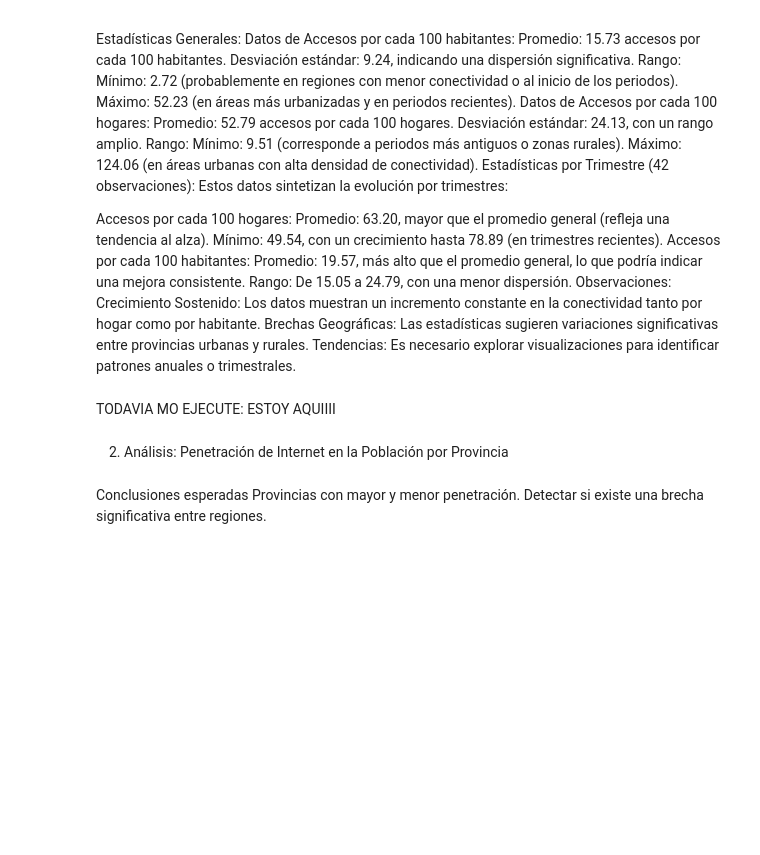
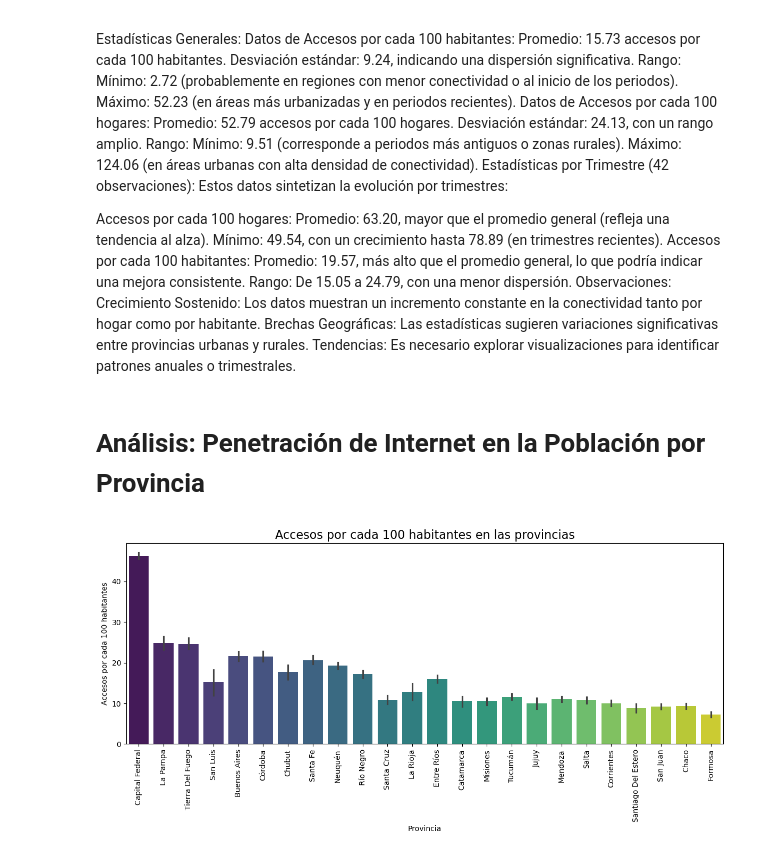
Before and after one commit to carladanie11/DataScienceProyecto2, a Jupyter notebook: notebooks/eda.ipynb, the cells around one changed output. Drawn from its saved outputs; the diff is of its cells as text; code cells hidden in the pictures; blank space fills up the shorter version.

```diff
--- a/notebooks/eda.ipynb
+++ b/notebooks/eda.ipynb
@@ -138,30 +187,32 @@ Observaciones:
 Crecimiento Sostenido: Los datos muestran un incremento constante en la conectividad tanto por hogar como por habitante.
 Brechas Geográficas: Las estadísticas sugieren variaciones significativas entre provincias urbanas y rurales.
 Tendencias: Es necesario explorar visualizaciones para identificar patrones anuales o trimestrales.
-# %% [markdown]
-TODAVIA MO EJECUTE: ESTOY AQUIIII
 # %% [markdown]
-2. Análisis: Penetración de Internet en la Población por Provincia
+# Análisis: Penetración de Internet en la Población por Provincia
 # %%
-import seaborn as sns
-import matplotlib.pyplot as plt
-
 # Filtrar columnas clave
 penetracion_poblacion_filtered = penetracion_poblacion[["Provincia", "Accesos por cada 100 hab"]]
 
 # Ordenar para visualización
 penetracion_poblacion_sorted = penetracion_poblacion_filtered.sort_values(by="Accesos por cada 100 hab", ascending=False)
 
 # Gráfico de barras
 plt.figure(figsize=(12, 6))
-sns.barplot(data=penetracion_poblacion_sorted, x="Provincia", y="Accesos por cada 100 hab", palette="viridis")
+sns.barplot(
+    data=penetracion_poblacion_sorted,
+    x="Provincia",
+    y="Accesos por cada 100 hab",
+    palette="viridis",
+    hue="Provincia",
+    dodge=False,  # Asegúrate de que no se desplace
+    legend=False  # Oculta la leyenda
+)
+
 plt.xticks(rotation=90)
 plt.title("Accesos por cada 100 habitantes en las provincias", fontsize=16)
 plt.ylabel("Accesos por cada 100 habitantes")
 plt.xlabel("Provincia")
 plt.tight_layout()
 plt.show()
+# %% [output]
+[figure, added]
-# %% [markdown]
-Conclusiones esperadas
-Provincias con mayor y menor penetración.
-Detectar si existe una brecha significativa entre regiones.
```
Also changed, not shown: parts of 62 cells of this notebook, 1 other file.
